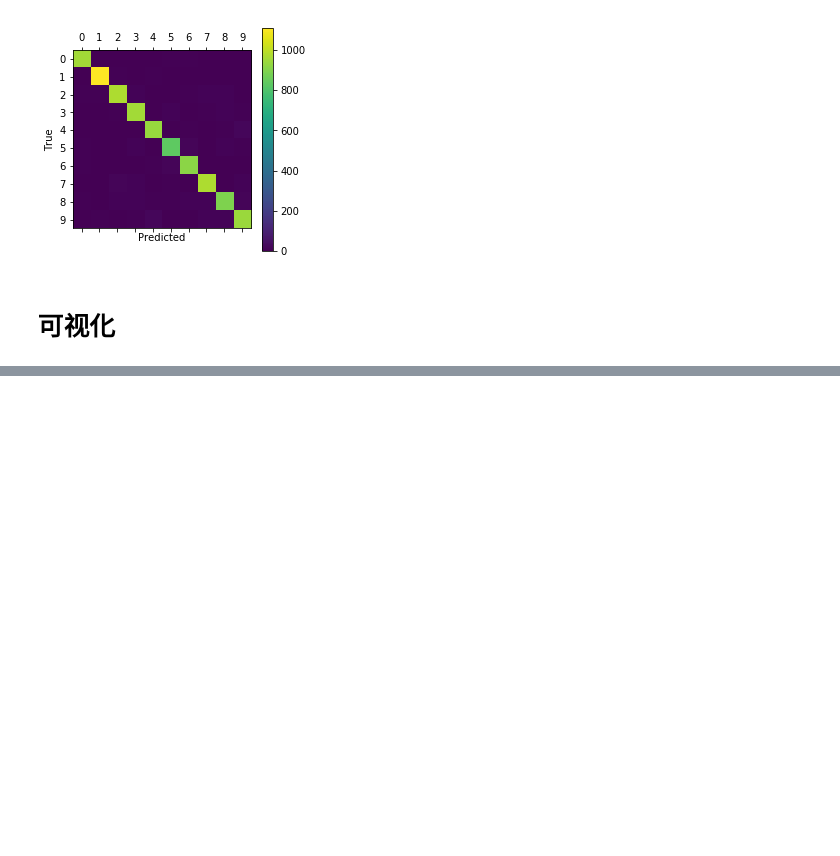
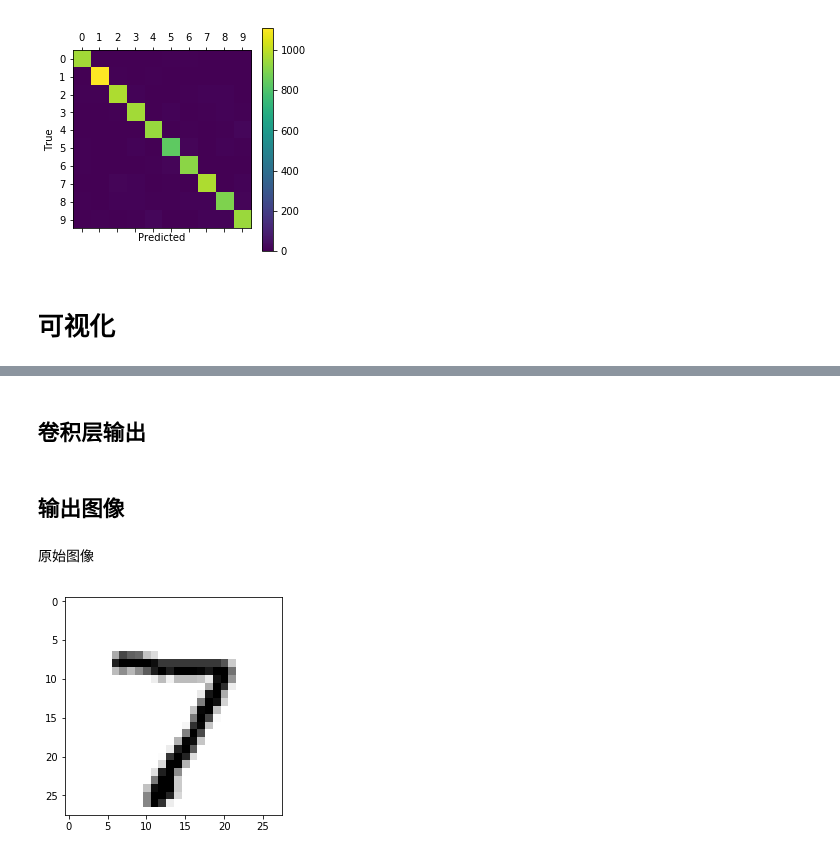
Before and after one commit to Gyczero/Machine-Learning-notes, a Jupyter notebook: tensorflow_learn/CNN.ipynb, the cells around one changed output, grey strips where cells are left out. Drawn from its saved outputs; the diff is of its cells as text; code cells hidden in the pictures; blank space fills up the shorter version.

```diff
--- a/tensorflow_learn/CNN.ipynb
+++ b/tensorflow_learn/CNN.ipynb
@@ -654,0 +702,2 @@ Confusion Matrix:
+# %% [markdown]
+## 卷积层输出
@@ -654,0 +748,16 @@ Confusion Matrix:
+# %% [markdown]
+## 输出图像
+# %%
+def plot_image(image):
+    plt.imshow(image.reshape(img_shape),
+               interpolation='nearest',
+               cmap='binary')
+
+    plt.show()
+# %% [markdown]
+原始图像
+# %%
+image1 = data.x_test[0]
+plot_image(image1)
+# %% [output]
+[figure, added]
```
Also changed, not shown: parts of 12 cells of this notebook.
